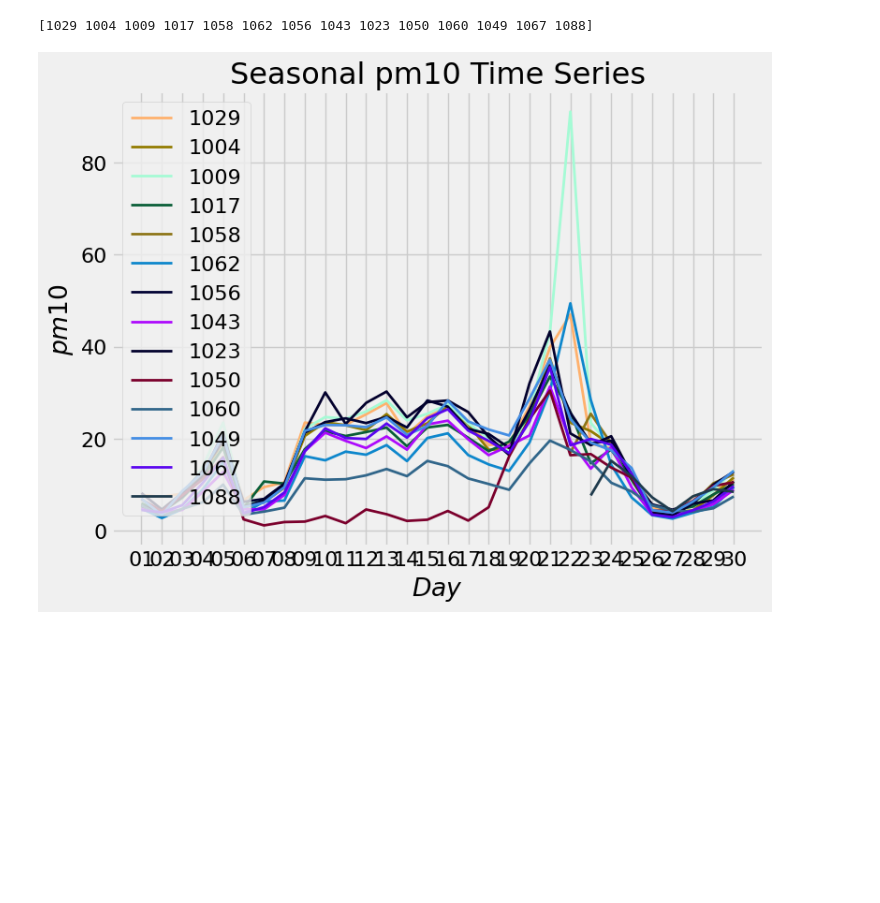
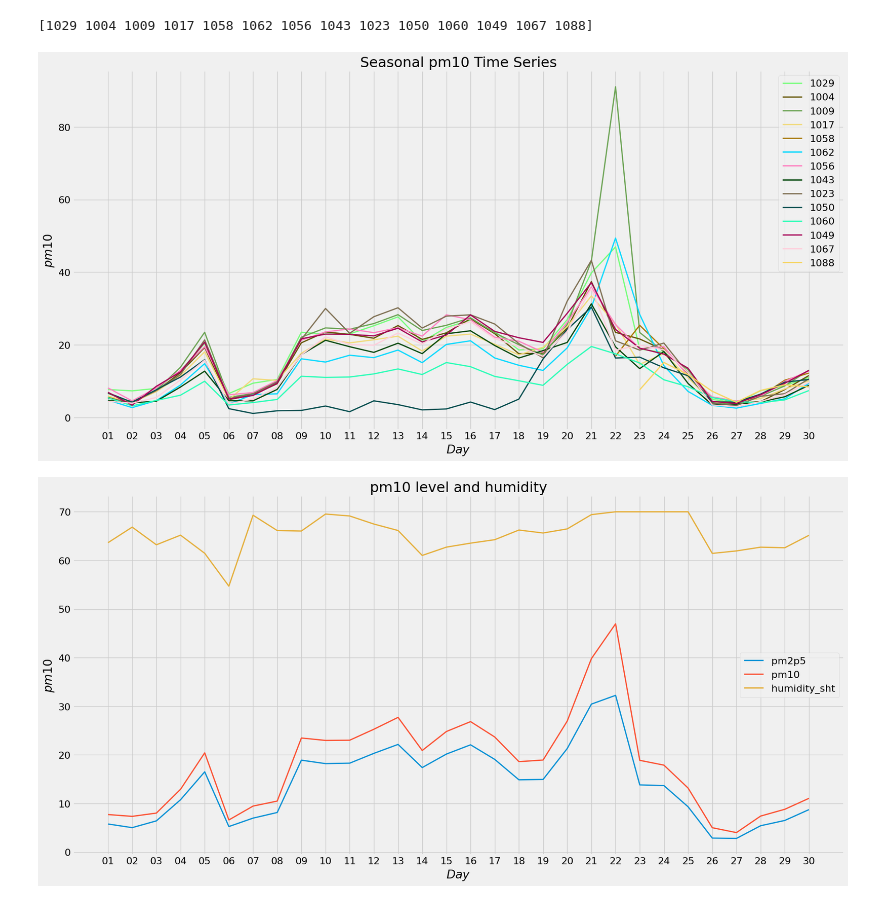
Before and after one commit to AlePalu/AirQualityForecasting, a Jupyter notebook: timeseries2.ipynb, the cells around one changed output. Drawn from its saved outputs; the diff is of its cells as text; code cells hidden in the pictures; blank space fills up the shorter version.

Commit message:
add humidity temperature plot

```diff
--- a/timeseries2.ipynb
+++ b/timeseries2.ipynb
@@ -18,6 +18,9 @@ plt.style.use('fivethirtyeight')
 mpl.rcParams['lines.linewidth'] = 2
 mpl.rcParams.update({'font.size': 16})
 
+plt.rcParams['figure.figsize'] = [12, 8]
+plt.rcParams['figure.dpi'] = 100 # 200 e.g. is really fine, but slower
+
 np.random.seed(238746)
 # %%
 #wiseairdata=pd.read_csv(r"C:\Users\neg\PycharmProjects\AirQualityForecasting\wiseairdata.csv")
@@ -133,17 +136,37 @@ wiseair_avg = wiseair_pot_id.groupby('pot_id', as_index=False)
 # %%
 plt.figure(figsize=(8,6))
 for i, y in enumerate(data_pot_id):
     # fai la media giornaliera per il pot y
     tmp = wiseair_avg.get_group(y).resample('D').mean()
     # aggiungi una colonna day per questo gruppo
     tmp['day'] = [d.strftime('%d') for d in tmp.index]
 
     # plotta
     plt.plot('day', 'pm10', data=tmp, color=mycolors[i], label=y)
 
+plt.gcf().set_size_inches(20, 10)
 plt.gca().set( ylabel='$pm10$', xlabel='$Day$')
 plt.title("Seasonal pm10 Time Series")
 plt.legend()
 plt.show()
 # %% [output]
-[figure, old version]
+[figure, new version]
+# %%
+# plot umidità e pm10
+
+# fai la media giornaliera per il pot y
+tmp = wiseair_avg.get_group(1029).resample('D').mean()
+# aggiungi una colonna day per questo gruppo
+tmp['day'] = [d.strftime('%d') for d in tmp.index]
+
+plt.plot('day', 'pm2p5', data=tmp)
+plt.plot('day', 'pm10', data=tmp)
+plt.plot('day', 'humidity_sht', data=tmp)
+
+plt.gcf().set_size_inches(20, 10)
+plt.gca().set( ylabel='$pm10$', xlabel='$Day$')
+plt.title("pm10 level and humidity")
+plt.legend()
+plt.show()
+# %% [output]
+[figure, added]
```
Also changed, not shown: parts of 1 cell of this notebook.
